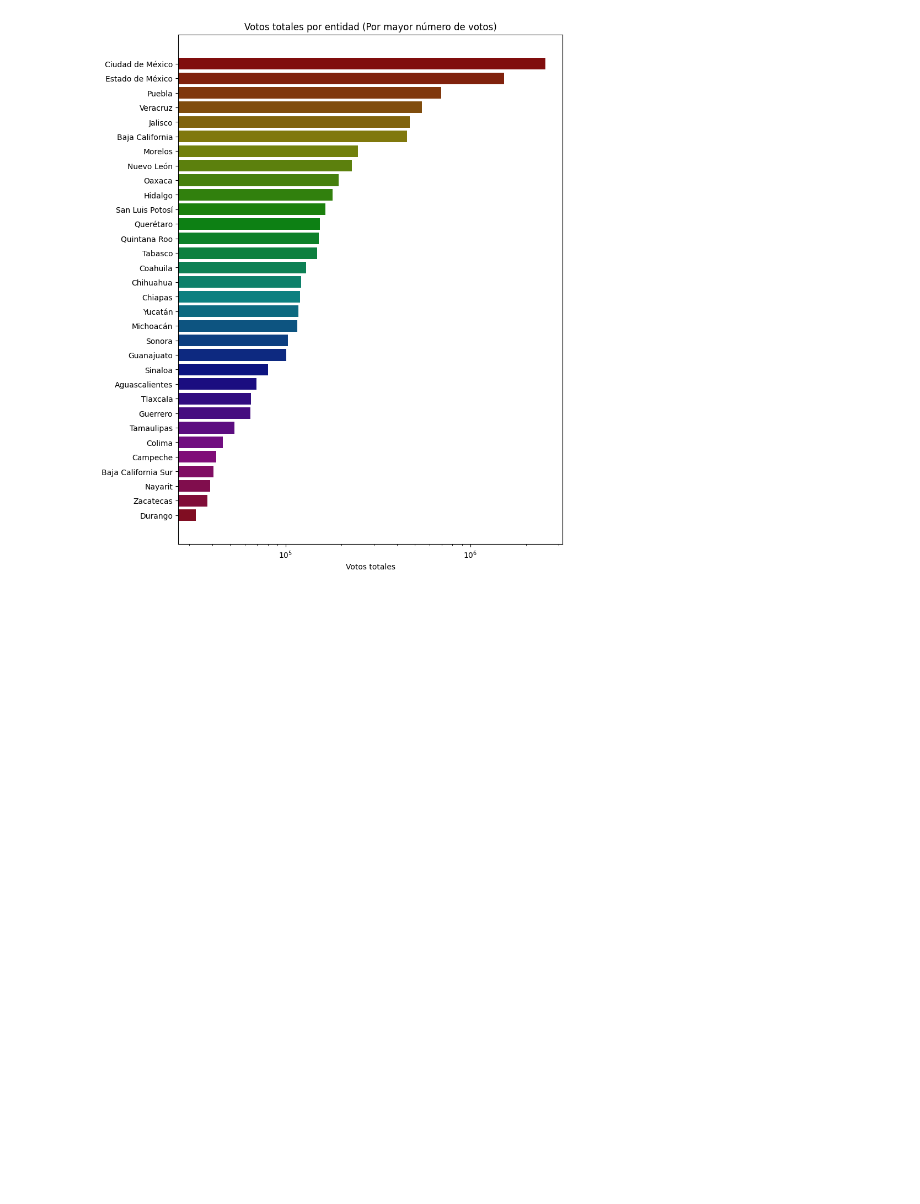
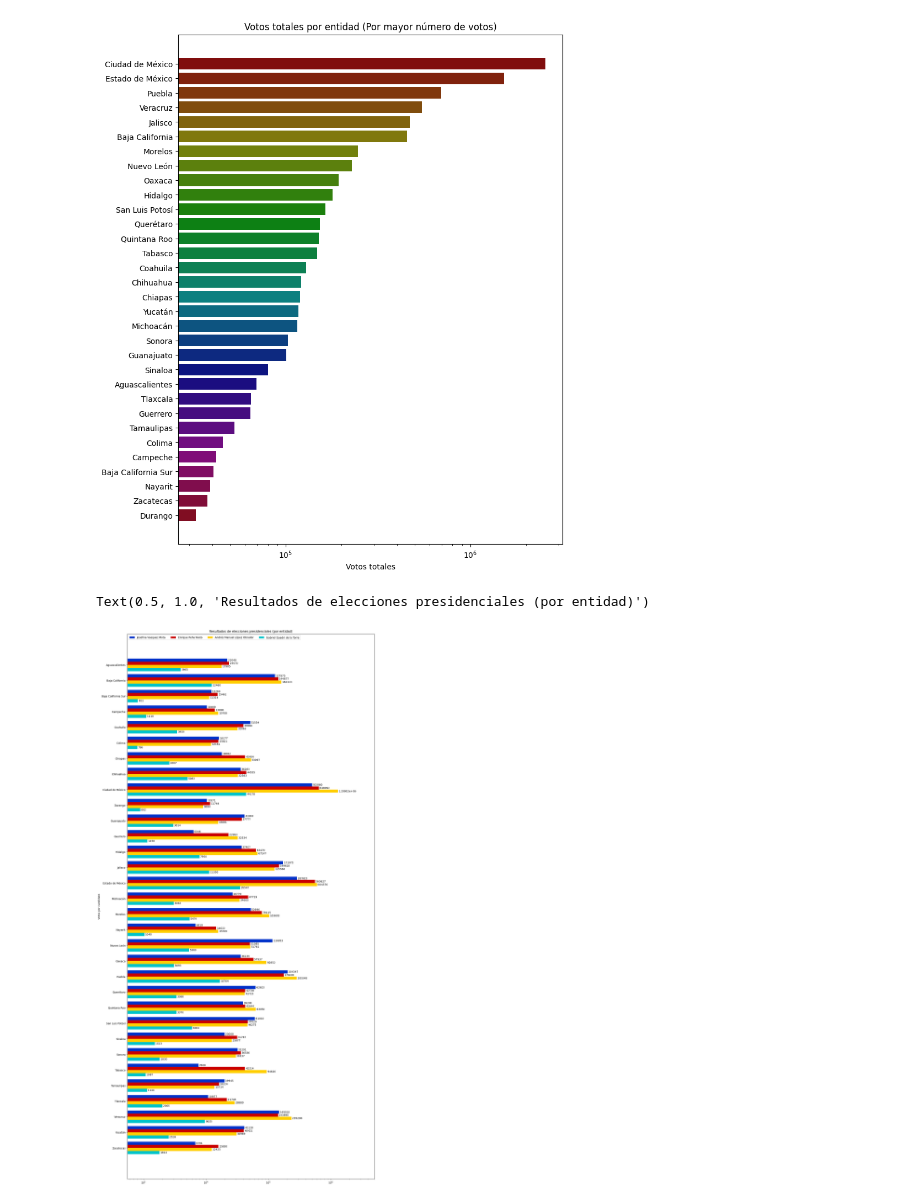
Before and after one commit to PabloXantini/SABANAS_Studio, a Jupyter notebook: CD_04_PrimerProyecto_NOMBRE_APELLIDO.ipynb, the cells around one changed output. Saved outputs shown, nothing was run; the diff lists cells and outputs as text; code cells hidden in the pictures; blank space fills up the shorter version.

Commit message:
feat: graph of candidates votes per entity added

```diff
--- a/CD_04_PrimerProyecto_NOMBRE_APELLIDO.ipynb
+++ b/CD_04_PrimerProyecto_NOMBRE_APELLIDO.ipynb
@@ -309,3 +309,41 @@ ax.set_title('Votos totales por entidad (Por mayor número de votos)')
 plt.show()
 # %% [output]
 [figure]
+# %%
+# Visualizar los votos por candidato en cada entidad
+res_e_candidato = dict(sorted(resultados_entidades_candidatos.items(), key= lambda item : int(item[0])))
+
+# Preparar los resultados
+modelo_candidatos = dict()
+for entidad, resultados in res_e_candidato.items():
+    for candidato, votos in resultados.items():
+        modelo_candidatos[candidato] = modelo_candidatos.get(candidato, list())
+        modelo_candidatos[candidato].append(votos)
+
+# Darle un significado al número de entidades
+estados_et = tuple(entidades_mexico[int(x)] for x in res_e_candidato.keys())
+
+# Propiedades de la grafica
+fig, ax = plt.subplots(figsize=(15,30),layout='constrained')
+y_pos = list(range(len(estados_et)))
+ancho_barra = 0.2
+
+for i, (candidato, votos_entidad) in enumerate(modelo_candidatos.items()):
+    desplazamiento = ancho_barra * i
+    y_i = [y + desplazamiento for y in y_pos]
+    barra = ax.barh(y_i, votos_entidad, ancho_barra, label=candidato, color=c_colores[i])
+    ax.bar_label(barra, padding=3)
+
+# Crear una gráfica
+ax.set_ylabel('Votos por candidato')
+centro = ancho_barra * (len(modelo_candidatos) - 1) / 2
+ax.set_yticks([y + centro for y in y_pos])
+ax.set_yticklabels(estados_et)
+ax.invert_yaxis()
+ax.set_xscale('log')
+ax.set_xlim(0,5000000)
+ax.legend(loc='upper left', ncols=4)
+ax.set_title('Resultados de elecciones presidenciales (por entidad)')
+# %% [output]
+Text(0.5, 1.0, 'Resultados de elecciones presidenciales (por entidad)')
+[figure, added]
```
